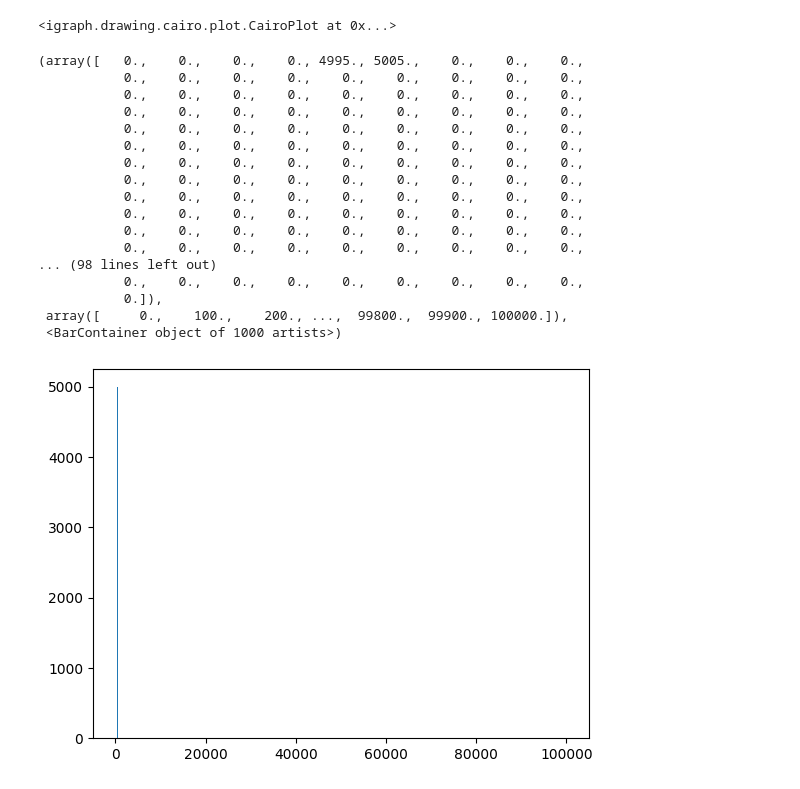
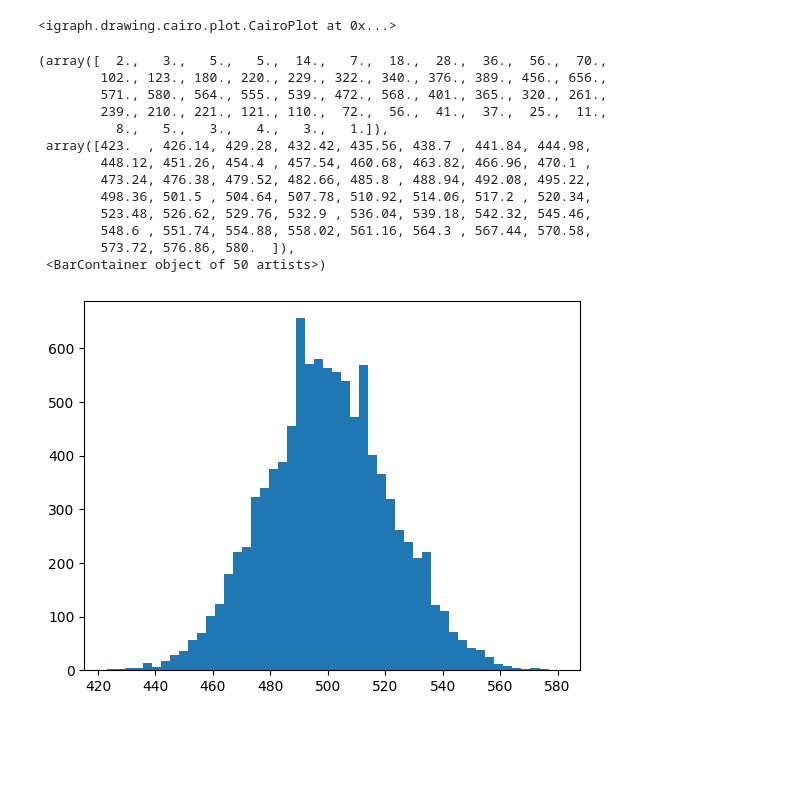
Before and after one commit to cagnol/ST2-Graphs-2024, a Jupyter notebook: notebook.ipynb, the cells around one changed output. Drawn from its saved outputs; the diff is of its cells as text; code cells hidden in the pictures; blank space fills up the shorter version.

```diff
--- a/notebook.ipynb
+++ b/notebook.ipynb
@@ -82,23 +82,19 @@ ig.plot(g2,bbox=(200,200),layout='circle',vertex_label=range(N))
 g3 = ig.Graph.Erdos_Renyi(10000,0.05)
 #ig.plot(g3,bbox=(300,300))
 # %%
-plt.hist(g3.degree(),bins=1000,range=[0,100000])
+plt.hist(g3.degree(),bins=50)
 # %% [output]
-(array([   0.,    0.,    0.,    0., 4995., 5005.,    0.,    0.,    0.,
-           0.,    0.,    0.,    0.,    0.,    0.,    0.,    0.,    0.,
-           0.,    0.,    0.,    0.,    0.,    0.,    0.,    0.,    0.,
-           0.,    0.,    0.,    0.,    0.,    0.,    0.,    0.,    0.,
-           0.,    0.,    0.,    0.,    0.,    0.,    0.,    0.,    0.,
-           0.,    0.,    0.,    0.,    0.,    0.,    0.,    0.,    0.,
-           0.,    0.,    0.,    0.,    0.,    0.,    0.,    0.,    0.,
-           0.,    0.,    0.,    0.,    0.,    0.,    0.,    0.,    0.,
-           0.,    0.,    0.,    0.,    0.,    0.,    0.,    0.,    0.,
-           0.,    0.,    0.,    0.,    0.,    0.,    0.,    0.,    0.,
-           0.,    0.,    0.,    0.,    0.,    0.,    0.,    0.,    0.,
-           0.,    0.,    0.,    0.,    0.,    0.,    0.,    0.,    0.,
-... (98 lines left out)
-           0.,    0.,    0.,    0.,    0.,    0.,    0.,    0.,    0.,
-           0.]),
- array([     0.,    100.,    200., ...,  99800.,  99900., 100000.]),
- <BarContainer object of 1000 artists>)
+(array([  2.,   3.,   5.,   5.,  14.,   7.,  18.,  28.,  36.,  56.,  70.,
+        102., 123., 180., 220., 229., 322., 340., 376., 389., 456., 656.,
+        571., 580., 564., 555., 539., 472., 568., 401., 365., 320., 261.,
+        239., 210., 221., 121., 110.,  72.,  56.,  41.,  37.,  25.,  11.,
+          8.,   5.,   3.,   4.,   3.,   1.]),
+ array([423.  , 426.14, 429.28, 432.42, 435.56, 438.7 , 441.84, 444.98,
+        448.12, 451.26, 454.4 , 457.54, 460.68, 463.82, 466.96, 470.1 ,
+        473.24, 476.38, 479.52, 482.66, 485.8 , 488.94, 492.08, 495.22,
+        498.36, 501.5 , 504.64, 507.78, 510.92, 514.06, 517.2 , 520.34,
+        523.48, 526.62, 529.76, 532.9 , 536.04, 539.18, 542.32, 545.46,
+        548.6 , 551.74, 554.88, 558.02, 561.16, 564.3 , 567.44, 570.58,
+        573.72, 576.86, 580.  ]),
+ <BarContainer object of 50 artists>)
-[figure, old version]
+[figure, new version]
```
